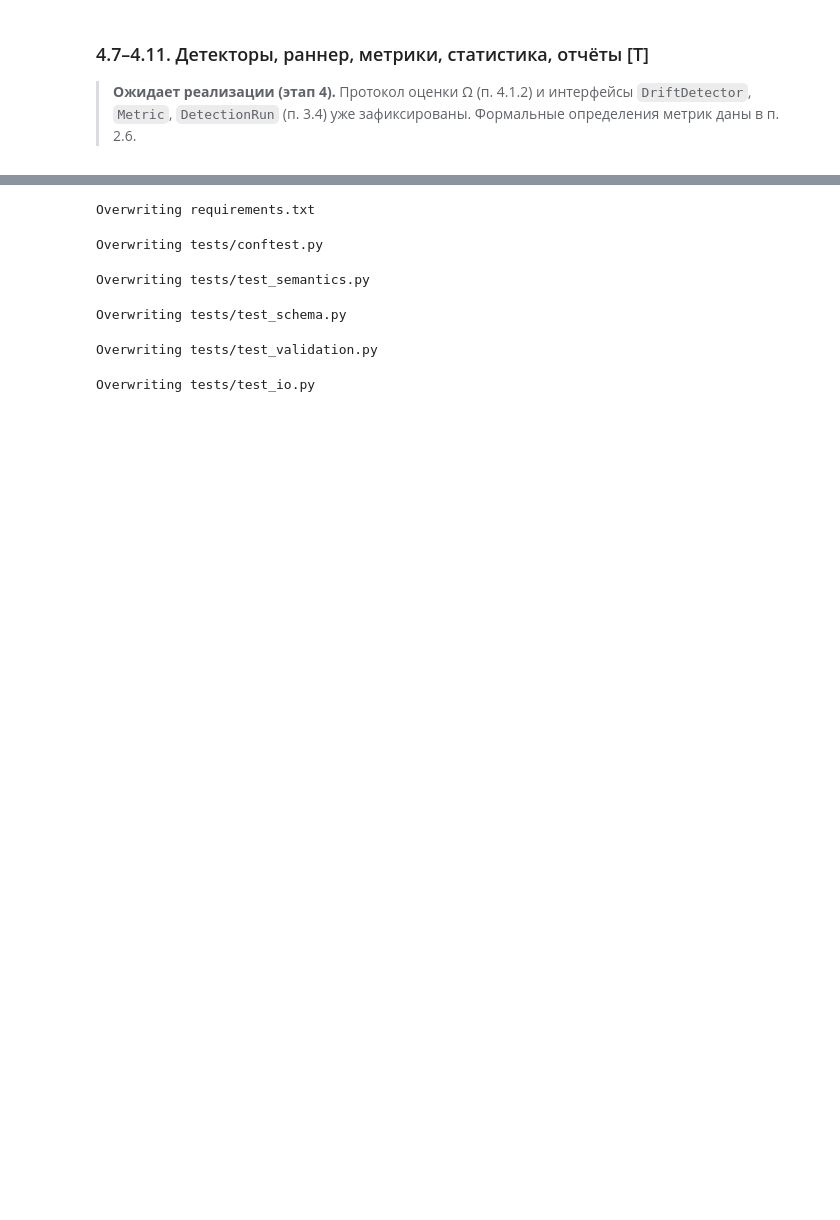
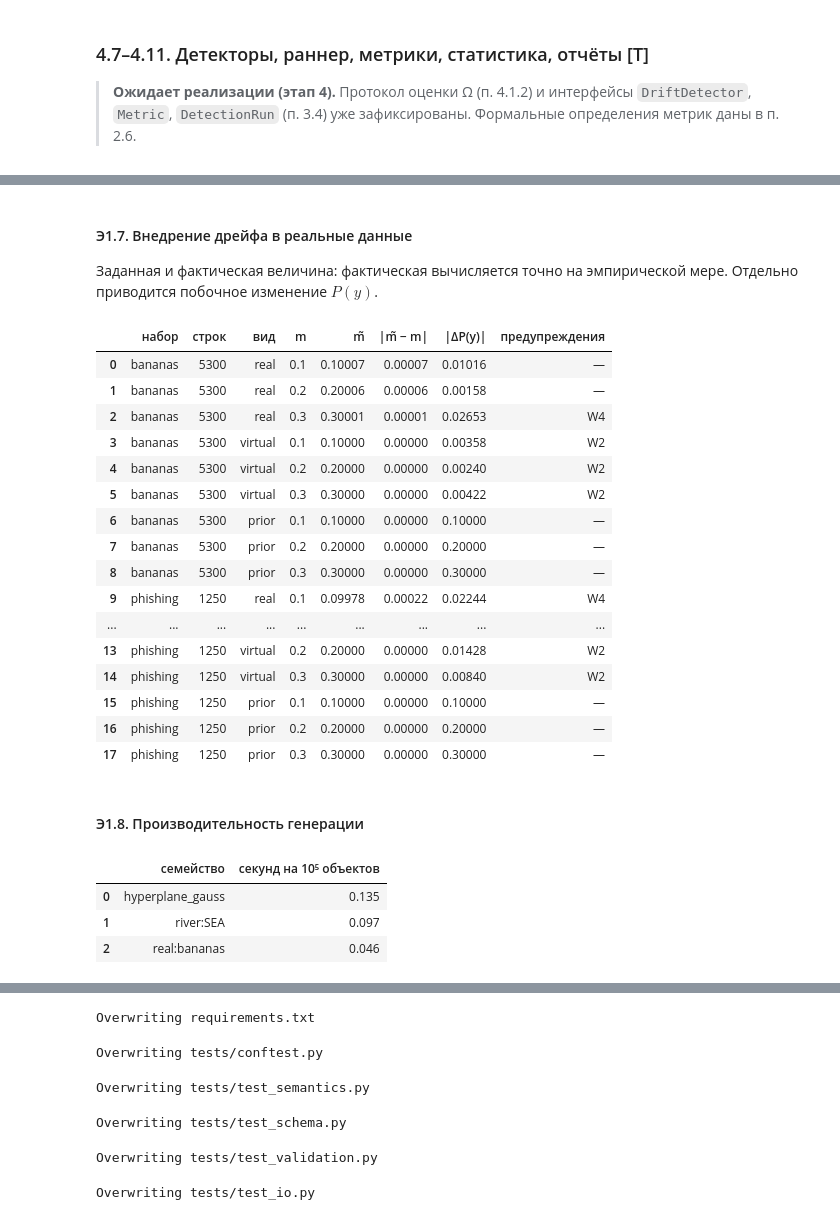
Before and after one commit to kolha733/Final-Project, a Jupyter notebook: vkr/VKR_Budaev_Garifzyanov.ipynb, the cells around one changed output, grey strips where cells are left out. Drawn from its saved outputs; the diff is of its cells as text; code cells hidden in the pictures; blank space fills up the shorter version.

```diff
--- a/vkr/VKR_Budaev_Garifzyanov.ipynb
+++ b/vkr/VKR_Budaev_Garifzyanov.ipynb
@@ -4772,0 +6628,16 @@ JSON Schema: configs/schema/scenario.schema.json, определений: 8
+# %%
+from scendrift.generators.classic import CLASSIC, switch_magnitude
+
+classic_rows = []
+for family, cs in CLASSIC.items():
+    for a in range(cs.n_variants):
+        b = (a + 1) % cs.n_variants
+        if cs.n_variants == 2 and a == 1:
+            continue
+        tv, d_prior = switch_magnitude(family, a, b)
+        classic_rows.append({"генератор": family.split(":")[1], "смена": f"{a} → {b}",
+                             "TV": tv, "|ΔP(y)|": d_prior})
+classic_table = pd.DataFrame(classic_rows)
+classic_table.to_csv(RESULTS / "e1_classic.csv", index=False)
+display(classic_table.round(4))
+print(classic_table.groupby("генератор")["TV"].agg(["min", "median", "max"]).round(3))
@@ -4772,0 +6669,60 @@ JSON Schema: configs/schema/scenario.schema.json, определений: 8
+# %% [markdown]
+#### Э1.7. Внедрение дрейфа в реальные данные
+
+Заданная и фактическая величина: фактическая вычисляется точно на эмпирической мере. Отдельно приводится побочное изменение $P(y)$.
+# %%
+from scendrift.generators.real import build_real_chain, load
+
+real_rows = []
+for family, d_f in [("real:bananas", 2), ("real:phishing", 9)]:
+    n_rows = load(family).n_rows
+    for kind in ["real", "virtual", "prior"]:
+        for m in [0.1, 0.2, 0.3]:
+            spec_rd = sio.from_dict({"stream": {"family": family, "n_samples": 20_000,
+                                                "n_features": d_f, "minority_share": 0.45},
+                                     "events": [{"position": 10_000, "kind": kind,
+                                                 "magnitude": m}]})
+            chain_rd = build_real_chain(spec_rd)
+            realized_rd = chain_rd.geometry[0].realized[kind]
+            real_rows.append({"набор": family.split(":")[1], "строк": n_rows, "вид": kind,
+                              "m": m, "m̃": realized_rd, "|m̃ − m|": abs(realized_rd - m),
+                              "|ΔP(y)|": abs(chain_rd.states[1].prior - chain_rd.states[0].prior),
+                              "предупреждения": ", ".join(sorted(check(spec_rd).codes())) or "—"})
+real_table = pd.DataFrame(real_rows)
+real_table.to_csv(RESULTS / "e1_real.csv", index=False)
+display(real_table.round(5))
+# %% [output]
+|  | набор | строк | вид | m | m̃ | |m̃ − m| | |ΔP(y)| | предупреждения |
+| 0 | bananas | 5300 | real | 0.1 | 0.10007 | 0.00007 | 0.01016 | — |
+| 1 | bananas | 5300 | real | 0.2 | 0.20006 | 0.00006 | 0.00158 | — |
+| 2 | bananas | 5300 | real | 0.3 | 0.30001 | 0.00001 | 0.02653 | W4 |
+| 3 | bananas | 5300 | virtual | 0.1 | 0.10000 | 0.00000 | 0.00358 | W2 |
+| 4 | bananas | 5300 | virtual | 0.2 | 0.20000 | 0.00000 | 0.00240 | W2 |
+| 5 | bananas | 5300 | virtual | 0.3 | 0.30000 | 0.00000 | 0.00422 | W2 |
+| 6 | bananas | 5300 | prior | 0.1 | 0.10000 | 0.00000 | 0.10000 | — |
+| 7 | bananas | 5300 | prior | 0.2 | 0.20000 | 0.00000 | 0.20000 | — |
+| 8 | bananas | 5300 | prior | 0.3 | 0.30000 | 0.00000 | 0.30000 | — |
+| 9 | phishing | 1250 | real | 0.1 | 0.09978 | 0.00022 | 0.02244 | W4 |
+| ... | ... | ... | ... | ... | ... | ... | ... | ... |
+| 13 | phishing | 1250 | virtual | 0.2 | 0.20000 | 0.00000 | 0.01428 | W2 |
+| 14 | phishing | 1250 | virtual | 0.3 | 0.30000 | 0.00000 | 0.00840 | W2 |
+| 15 | phishing | 1250 | prior | 0.1 | 0.10000 | 0.00000 | 0.10000 | — |
+| 16 | phishing | 1250 | prior | 0.2 | 0.20000 | 0.00000 | 0.20000 | — |
+| 17 | phishing | 1250 | prior | 0.3 | 0.30000 | 0.00000 | 0.30000 | — |
+# %% [markdown]
+#### Э1.8. Производительность генерации
+# %%
+perf_rows = []
+for family, spec_f in demo_specs.items():
+    big = spec_f.model_copy(update={"stream": spec_f.stream.model_copy(
+        update={"n_samples": 100_000})})
+    start = time.perf_counter()
+    generate(big)
+    perf_rows.append({"семейство": family,
+                      "секунд на 10⁵ объектов": round(time.perf_counter() - start, 3)})
+display(pd.DataFrame(perf_rows))
+# %% [output]
+|  | семейство | секунд на 10⁵ объектов |
+| 0 | hyperplane_gauss | 0.135 |
+| 1 | river:SEA | 0.097 |
+| 2 | real:bananas | 0.046 |
```
Also changed, not shown: parts of 56 cells of this notebook, 43 other files.
